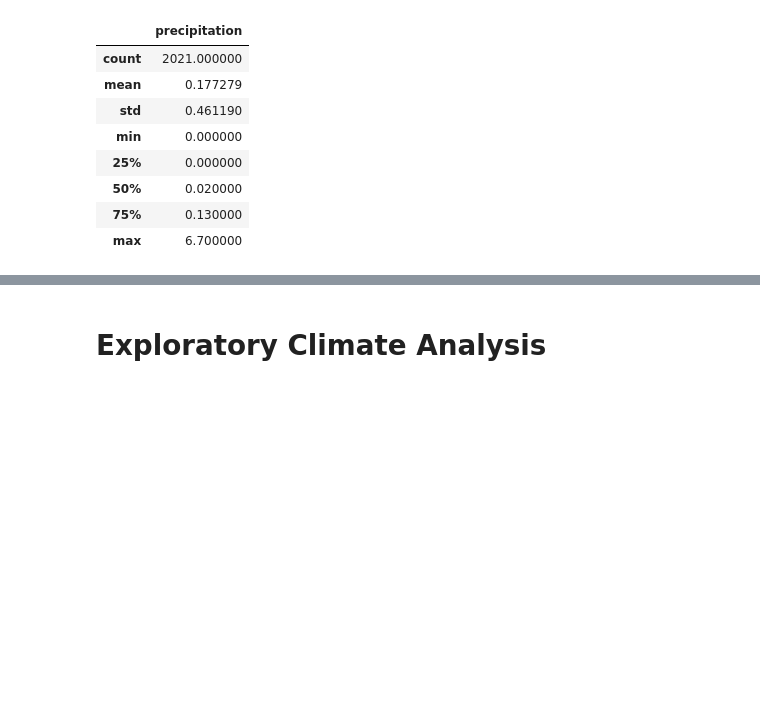
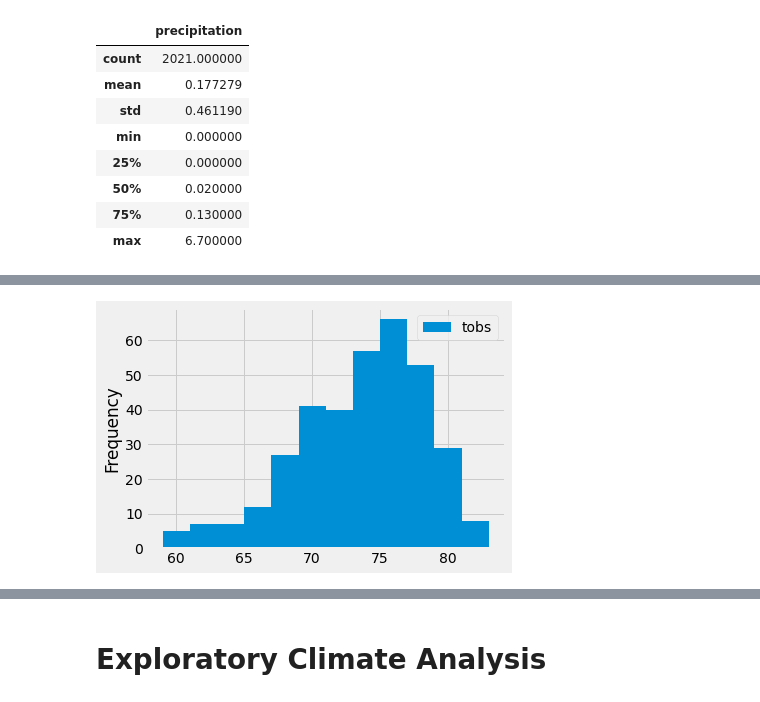
Before and after one commit to kossakova/Surfs_Up, a Jupyter notebook: climate_analysis.ipynb, the cells around one changed output, grey strips where cells are left out. Drawn from its saved outputs; the diff is of its cells as text; code cells hidden in the pictures; blank space fills up the shorter version.

```diff
--- a/climate_analysis.ipynb
+++ b/climate_analysis.ipynb
@@ -175,0 +203,7 @@ df.describe()
+# %%
+#select the column we are interested in. use Measurement.tobs to get total observations count
+#filter out the stations
+#apply another filter to consider only the most recent year
+results = session.query(Measurement.tobs).\
+    filter(Measurement.station == 'USC00519281').\
+        filter(Measurement.date >= prev_year).all()
@@ -175,0 +214,4 @@ df.describe()
+# %%
+#Convert the Temperature Observation Results to a DataFrame
+df = pd.DataFrame(results, columns=['tobs'])
+print(df)
@@ -175,0 +233,6 @@ df.describe()
+# %%
+df.plot.hist(bins=12)
+#compress the x-axis labels so that they fit into the box holding plot
+plt.tight_layout()
+# %% [output]
+[figure, added]
```
Also changed, not shown: parts of 7 cells of this notebook.
